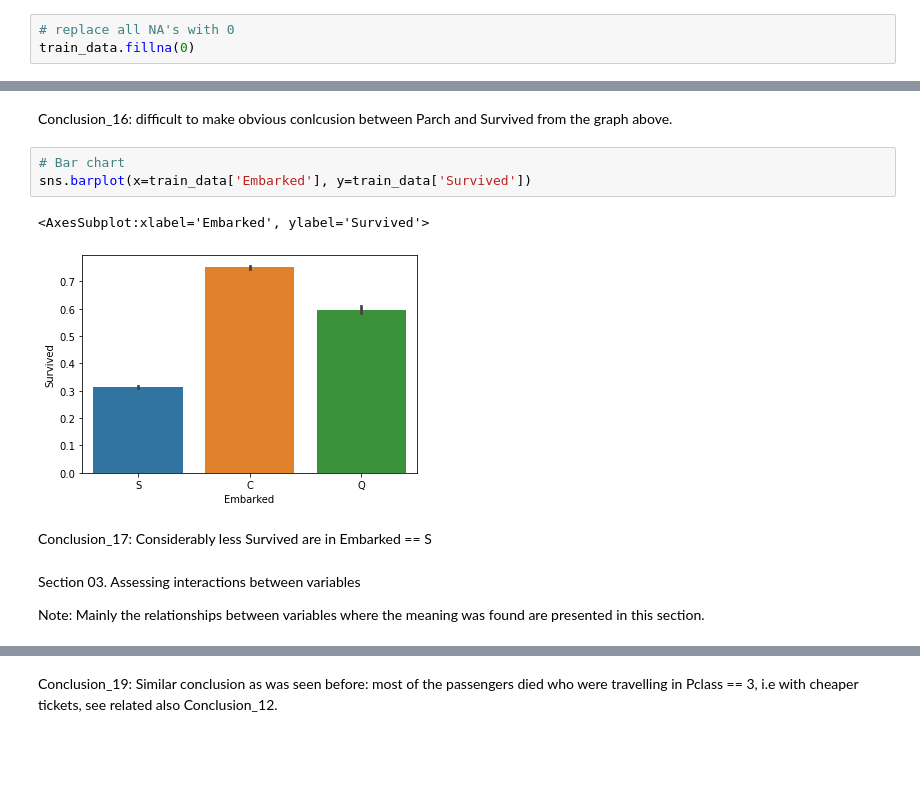
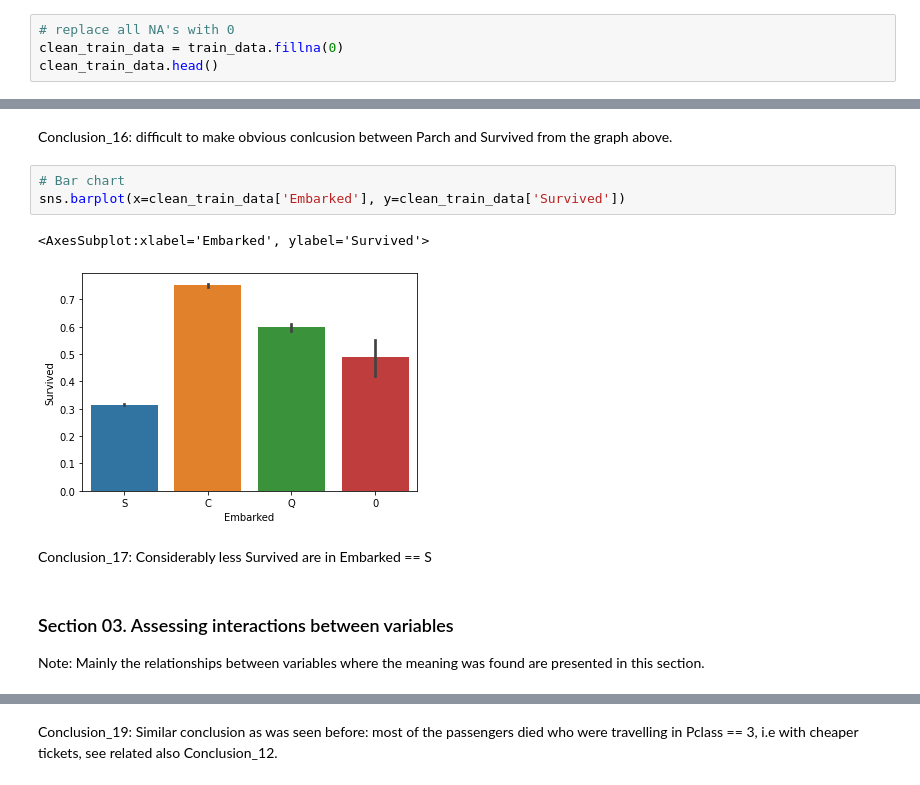
Before and after one commit to VeraAndreevna/Training, a Jupyter notebook: data_exploration.ipynb, the cells around one changed output, grey strips where cells are left out. Drawn from its saved outputs; the diff is of its cells as text; blank space fills up the shorter version.

```diff
--- a/data_exploration.ipynb
+++ b/data_exploration.ipynb
@@ -102,7 +103,8 @@ Dataset statistics: Average record size in memory, B:
 96.00128
 # %%
 # replace all NA's with 0
-train_data.fillna(0)
+clean_train_data = train_data.fillna(0)
+clean_train_data.head()
 # %% [output]
 |  | PassengerId | Survived | Pclass | Name | Sex | Age | SibSp | Parch | Ticket | Fare | ... |
 | 0 | 0 | 1 | 1 | Oconnor, Frankie | male | 0.00 | 2 | 0 | 209245 | 27.14 | ... |
@@ -330,14 +325,14 @@ sns.barplot(x=train_data['Parch'], y=train_data['Survived'])
 Conclusion_16: difficult to make obvious conlcusion between Parch and Survived from the graph above.
 # %%
 # Bar chart
-sns.barplot(x=train_data['Embarked'], y=train_data['Survived'])
+sns.barplot(x=clean_train_data['Embarked'], y=clean_train_data['Survived'])
 # %% [output]
 <AxesSubplot:xlabel='Embarked', ylabel='Survived'>
-[figure, old version]
+[figure, new version]
 # %% [markdown]
 Conclusion_17: Considerably less Survived are in Embarked == S
 # %% [markdown]
-Section 03. Assessing interactions between variables
+### Section 03. Assessing interactions between variables
 
 Note: Mainly the relationships between variables where the meaning was found are presented in this section.
 # %%
```
Also changed, not shown: parts of 44 cells of this notebook.
